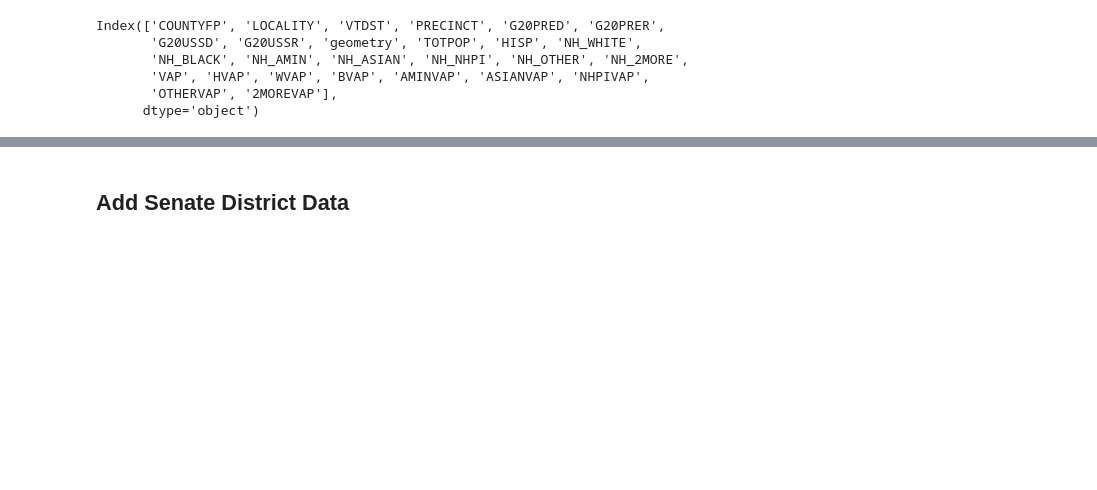
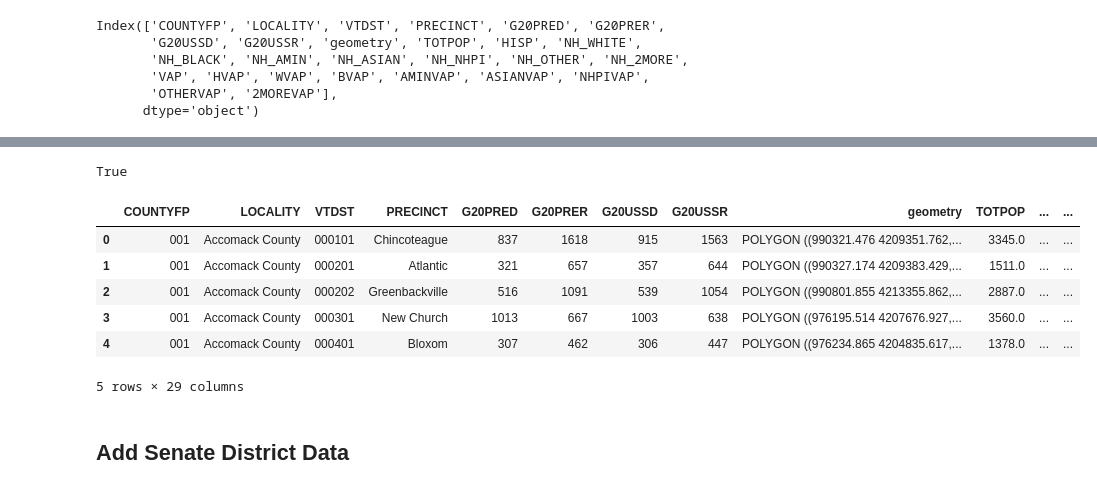
Before and after one commit to kevinzhong1219/virginia-redistricting-analysis, a Jupyter notebook: Final.ipynb, the cells around one changed output, grey strips where cells are left out. Saved outputs shown, nothing was run; the diff lists cells and outputs as text; code cells hidden in the pictures; blank space fills up the shorter version.

```diff
--- a/Final.ipynb
+++ b/Final.ipynb
@@ -266,0 +331,2 @@ Index(['COUNTYFP', 'LOCALITY', 'VTDST', 'PRECINCT', 'G20PRED', 'G20PRER',
+# %%
+vest18_df = smart_repair(vest18_df)
@@ -267,3 +340,25 @@ Index(['COUNTYFP', 'LOCALITY', 'VTDST', 'PRECINCT', 'G20PRED', 'G20PRER',
+# %%
+maup.doctor(vest18_df)
+# %% [output]
+True
+# %%
+blocks_to_2018precincts_assignment = maup.assign(population_df.geometry, vest18_df.geometry)
+# %%
+weights2018 = population_df["VAP"]/blocks_to_2018precincts_assignment.map(population_df["VAP"].groupby(blocks_to_2018precincts_assignment).sum())
+weights2018 = weights2018.fillna(0)
+# %%
+prorated2018 = maup.prorate(blocks_to_2018precincts_assignment, vest18_df[elec2018_cols], weights2018)
+final_df[elec2018_cols] = prorated2018
+# %%
+final_df.head()
+# %% [output]
+|  | COUNTYFP | LOCALITY | VTDST | PRECINCT | G20PRED | G20PRER | G20USSD | G20USSR | geometry | TOTPOP | ... | ... |
+| 0 | 001 | Accomack County | 000101 | Chincoteague | 837 | 1618 | 915 | 1563 | POLYGON ((990321.476 4209351.762,... | 3345.0 | ... | ... |
+| 1 | 001 | Accomack County | 000201 | Atlantic | 321 | 657 | 357 | 644 | POLYGON ((990327.174 4209383.429,... | 1511.0 | ... | ... |
+| 2 | 001 | Accomack County | 000202 | Greenbackville | 516 | 1091 | 539 | 1054 | POLYGON ((990801.855 4213355.862,... | 2887.0 | ... | ... |
+| 3 | 001 | Accomack County | 000301 | New Church | 1013 | 667 | 1003 | 638 | POLYGON ((976195.514 4207676.927,... | 3560.0 | ... | ... |
+| 4 | 001 | Accomack County | 000401 | Bloxom | 307 | 462 | 306 | 447 | POLYGON ((976234.865 4204835.617,... | 1378.0 | ... | ... |
+5 rows × 29 columns
 # %% [markdown]
 ## Add Senate District Data
 # %%
```
Also changed, not shown: parts of 24 cells of this notebook.
